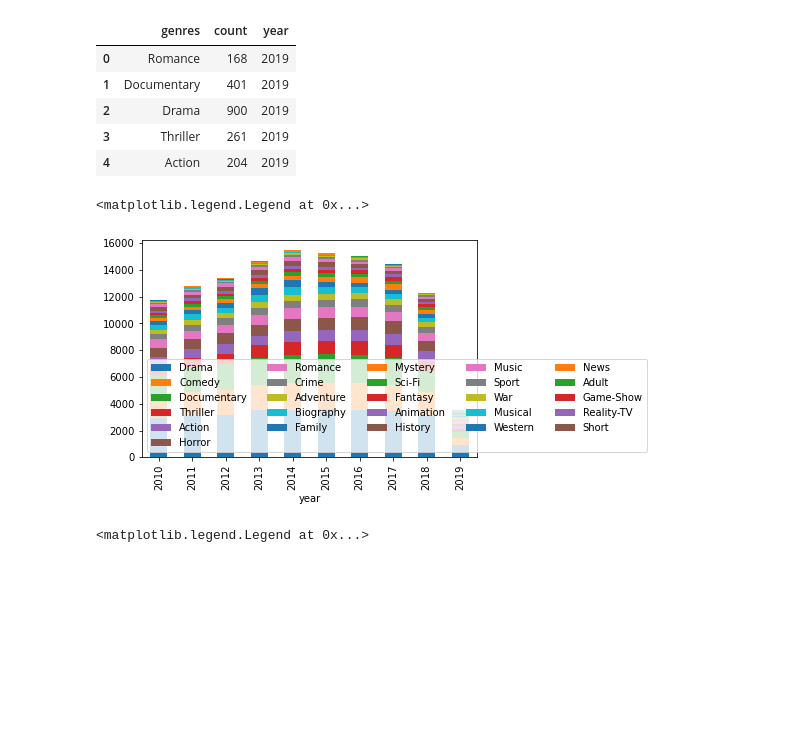
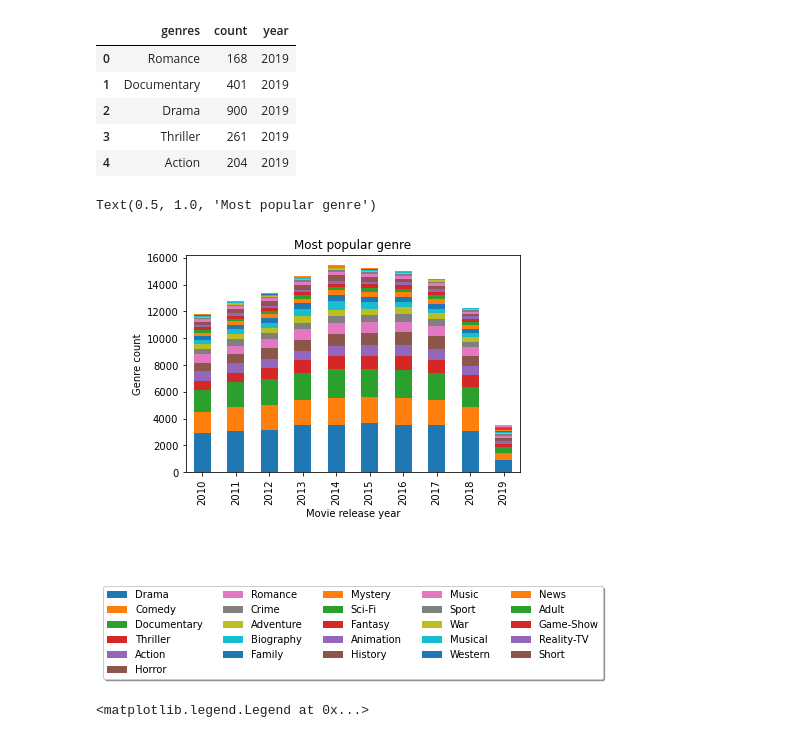
Before and after one commit to reynoso811/010921-pt-phase-1-project, a Jupyter notebook: data/zippedData/Processed/First_plot-Copy1.ipynb, the cells around one changed output. Drawn from its saved outputs; the diff is of its cells as text; code cells hidden in the pictures; blank space fills up the shorter version.

Commit message:
second_plot

```diff
--- a/data/zippedData/Processed/First_plot-Copy1.ipynb
+++ b/data/zippedData/Processed/First_plot-Copy1.ipynb
@@ -170,9 +170,14 @@ df.head()
 # %%
 df.pivot(columns="genres", index="year", values="count").T.sort_values(by=[2019],ascending=False).T.plot(kind="bar", stacked=True)
 plt.legend(ncol=5)
+plt.legend(loc='upper center', bbox_to_anchor=(0.5, -0.5),
+         fancybox=True, shadow=True, ncol=5)
+plt.xlabel("Movie release year")
+plt.ylabel("Genre count")
+plt.title("Most popular genre")
 # %% [output]
-<matplotlib.legend.Legend at 0x...>
+Text(0.5, 1.0, 'Most popular genre')
-[figure, old version]
+[figure, new version]
 # %%
 x = [2010, 2011, 2012, 2013, 2014, 2015, 2016, 2017, 2018, 2019]
 
```
Also changed, not shown: parts of 1 cell of this notebook, 3 other files.
